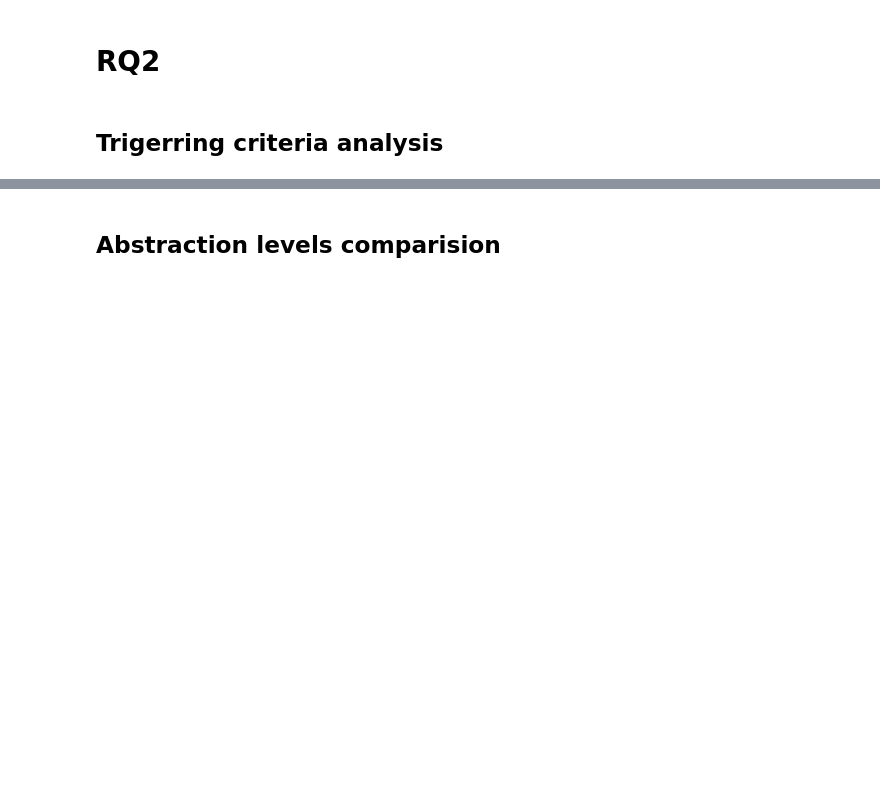
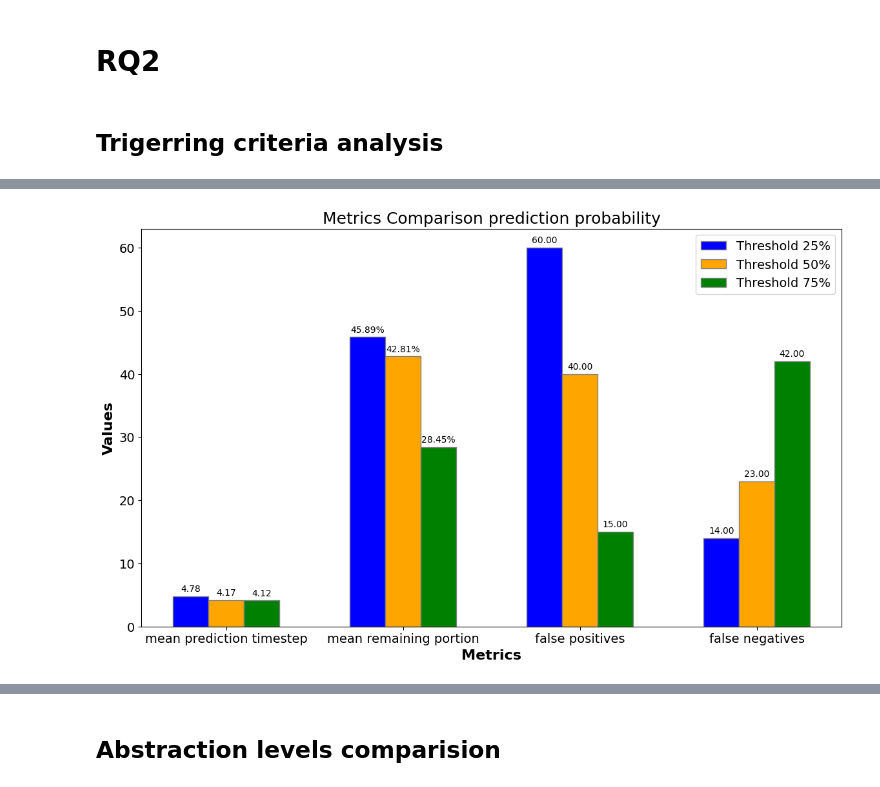
Before and after one commit to amirhosseinzlf/SMARLA, a Jupyter notebook: Cart-Pole/RQ_CartPole.ipynb, the cells around one changed output, grey strips where cells are left out. Cells and saved outputs as stored; diff of their text form; code cells hidden in the pictures; blank space fills up the shorter version.

```diff
--- a/Cart-Pole/RQ_CartPole.ipynb
+++ b/Cart-Pole/RQ_CartPole.ipynb
@@ -1114,0 +1378,4 @@ plot_and_save_metrics_for_paper(metric_LB,metric_A,metric_UB, f'RQ_final/Cartpol
+# %%
+plot_metrics_comparison(metrics_to_plot_25, metrics_to_plot_50, metrics_to_plot_75, 'prediction probability', plot_save_path)
+# %% [output]
+[figure, added]
```
Also changed, not shown: parts of 7 cells of this notebook.
